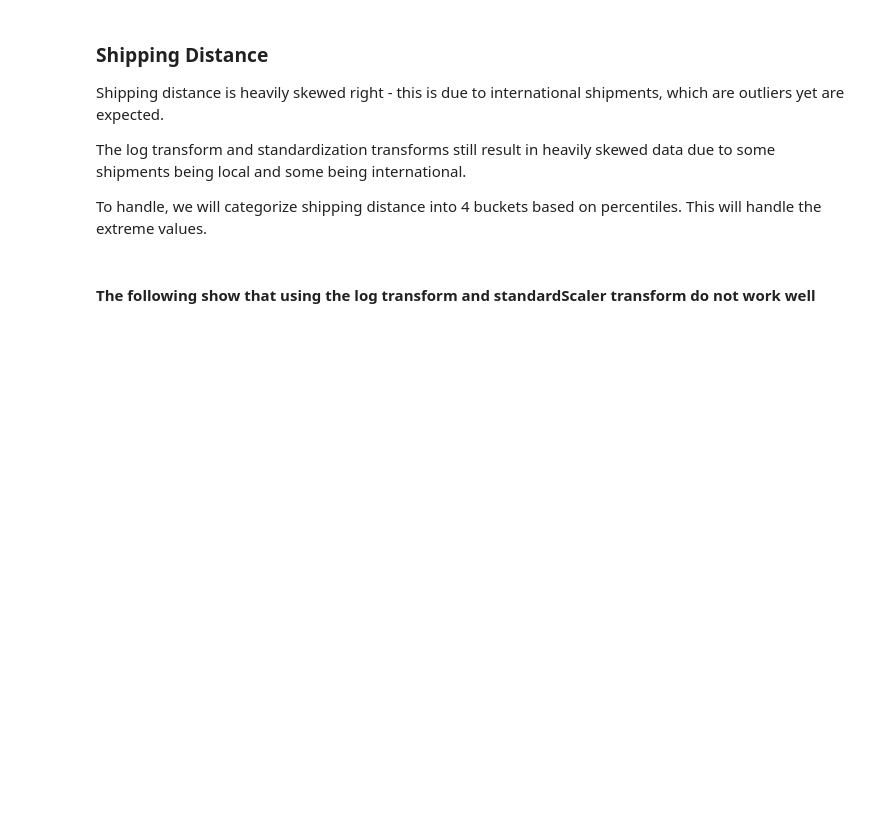
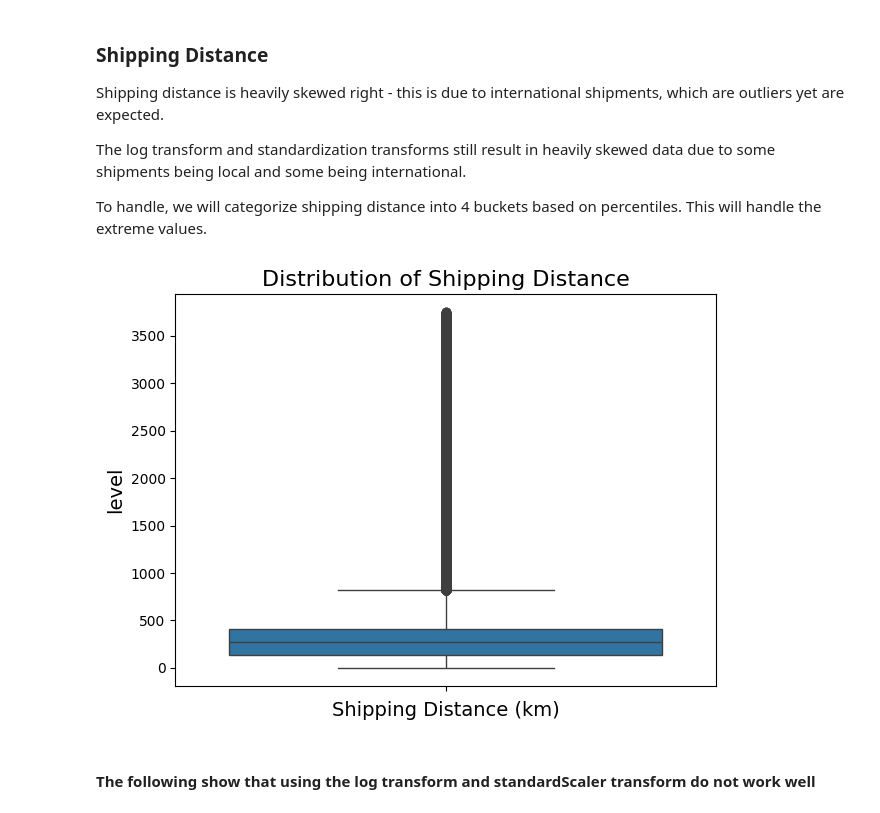
Before and after one commit to cw10877787/SJU_ML_TEAM4, a Jupyter notebook: final_project.ipynb, the cells around one changed output. Cells and saved outputs as stored; diff of their text form; code cells hidden in the pictures; blank space fills up the shorter version.

```diff
--- a/final_project.ipynb
+++ b/final_project.ipynb
@@ -119,3 +159,3 @@ df.columns
 # %%
 #scale avg_amount_user using log
-df['avg_amount_user_scaled'] = np.log(df['avg_amount_user'])
+df.data.columns
@@ -126,3 +169,0 @@ make_plots_pretty(avg_amount_user_scaled_hist, "Distribution of Scaled avg_amoun
-# %%
-#scale Amount using log
-df['amount_scaled'] = np.log(df['amount'])
@@ -140,8 +177,10 @@ The log transform and standardization transforms still result in heavily skewed
 To handle, we will categorize shipping distance into 4 buckets based on percentiles. This will handle the extreme values.
 # %%
 # A TON of outliers
-shipPlot = sns.boxplot(df['shipping_distance_km'])
+shipPlot = sns.boxplot(df.data['shipping_distance_km'])
 make_plots_pretty(shipPlot, "Distribution of Shipping Distance", 'Shipping Distance (km)','level')
+# %% [output]
+[figure, added]
 # %% [markdown]
 #### The following show that using the log transform and standardScaler transform do not work well
 # %%
```
Also changed, not shown: parts of 30 cells of this notebook, 1 other file.
